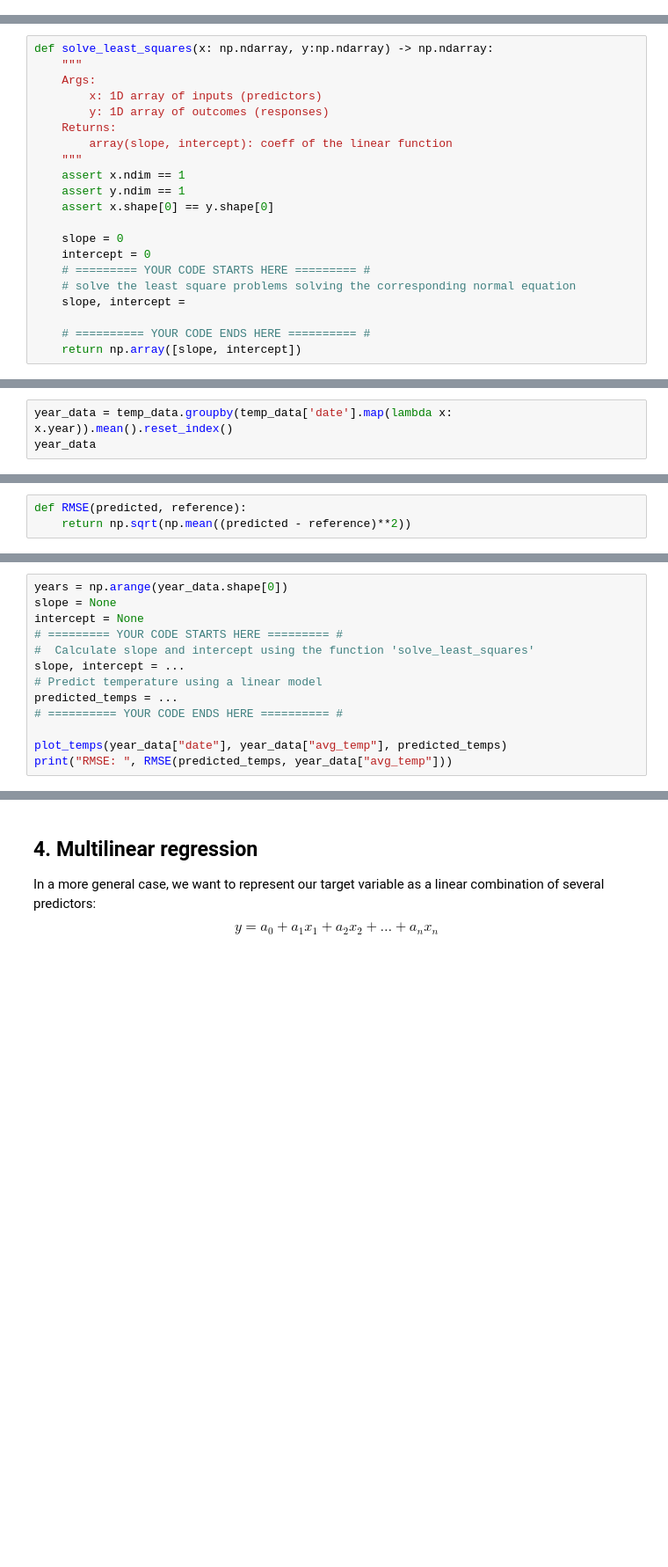
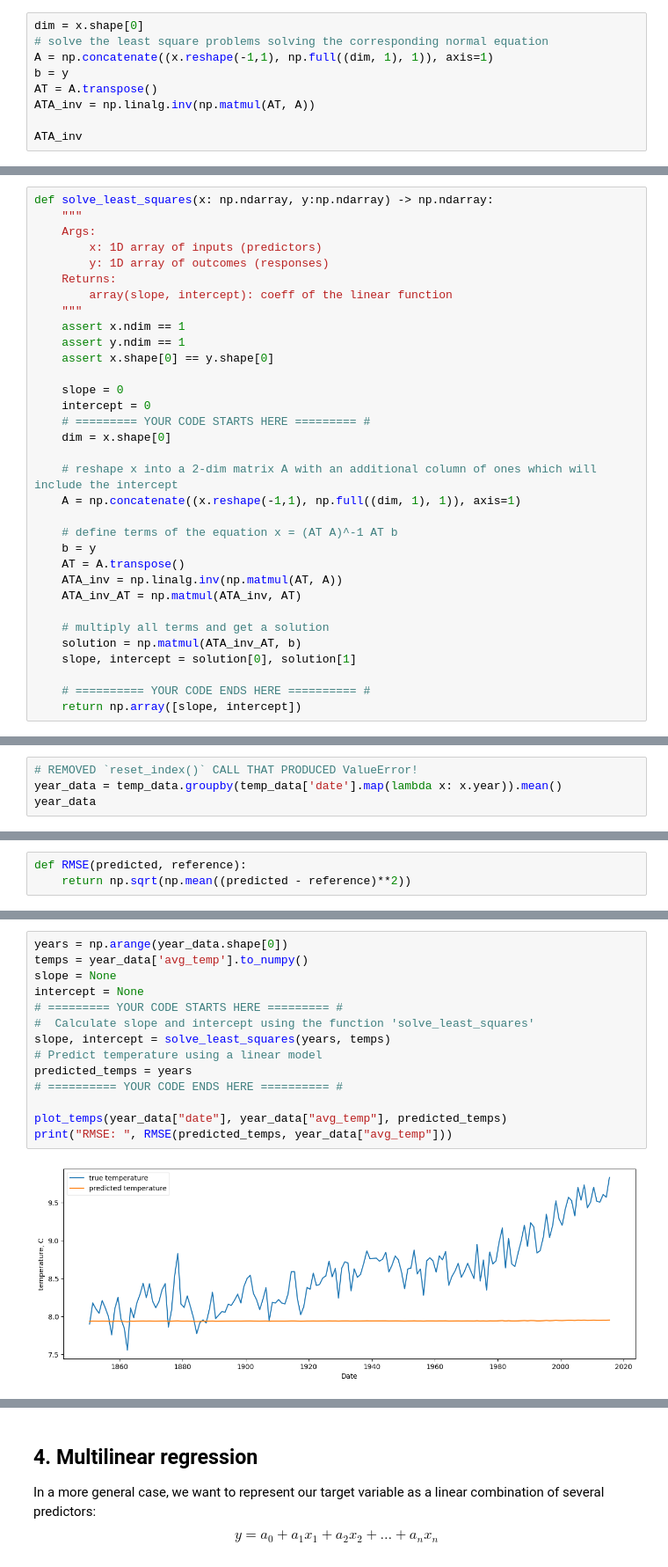
Before and after one commit to artoriusss/ML-projects, a Jupyter notebook: hw1-task3-least_squares.ipynb, the cells around one changed output, grey strips where cells are left out. Shown at 88% size. Saved outputs shown, nothing was run; the diff lists cells and outputs as text; blank space fills up the shorter version.

```diff
--- a/hw1-task3-least_squares.ipynb
+++ b/hw1-task3-least_squares.ipynb
@@ -32,3 +32,12 @@ $$ f(x) = a x + b $$
 Fill in the missing parts in the code below
 
 > **_NOTE:_** you have to implement the least squares solution by solving the normal equation using basic numpy operations and functions. The use of preexisting solvers, such as `linalg.lstsq` from numpy or from any other library is forbidden.
+# %%
+dim = x.shape[0]
+# solve the least square problems solving the corresponding normal equation
+A = np.concatenate((x.reshape(-1,1), np.full((dim, 1), 1)), axis=1)
+b = y
+AT = A.transpose()
+ATA_inv = np.linalg.inv(np.matmul(AT, A))
+
+ATA_inv
@@ -48,8 +60,20 @@ def solve_least_squares(x: np.ndarray, y:np.ndarray) -> np.ndarray:
     slope = 0
     intercept = 0
     # ========= YOUR CODE STARTS HERE ========= #
-    # solve the least square problems solving the corresponding normal equation
-    slope, intercept =
+    dim = x.shape[0]
+
+    # reshape x into a 2-dim matrix A with an additional column of ones which will include the intercept
+    A = np.concatenate((x.reshape(-1,1), np.full((dim, 1), 1)), axis=1)
+
+    # define terms of the equation x = (AT A)^-1 AT b
+    b = y
+    AT = A.transpose()
+    ATA_inv = np.linalg.inv(np.matmul(AT, A))
+    ATA_inv_AT = np.matmul(ATA_inv, AT)
+
+    # multiply all terms and get a solution
+    solution = np.matmul(ATA_inv_AT, b)
+    slope, intercept = solution[0], solution[1]
 
     # ========== YOUR CODE ENDS HERE ========== #
     return np.array([slope, intercept])
@@ -75,3 +111,4 @@ temp_data.describe()
 # %%
-year_data = temp_data.groupby(temp_data['date'].map(lambda x: x.year)).mean().reset_index()
+# REMOVED `reset_index()` CALL THAT PRODUCED ValueError!
+year_data = temp_data.groupby(temp_data['date'].map(lambda x: x.year)).mean()
 year_data
@@ -101,13 +162,16 @@ def RMSE(predicted, reference):
 # %%
 years = np.arange(year_data.shape[0])
+temps = year_data['avg_temp'].to_numpy()
 slope = None
 intercept = None
 # ========= YOUR CODE STARTS HERE ========= #
 #  Calculate slope and intercept using the function 'solve_least_squares'
-slope, intercept = ...
+slope, intercept = solve_least_squares(years, temps)
 # Predict temperature using a linear model
-predicted_temps = ...
+predicted_temps = years
 # ========== YOUR CODE ENDS HERE ========== #
 
 plot_temps(year_data["date"], year_data["avg_temp"], predicted_temps)
 print("RMSE: ", RMSE(predicted_temps, year_data["avg_temp"]))
+# %% [output]
+[figure, added]
```
Also changed, not shown: parts of 7 cells of this notebook.
